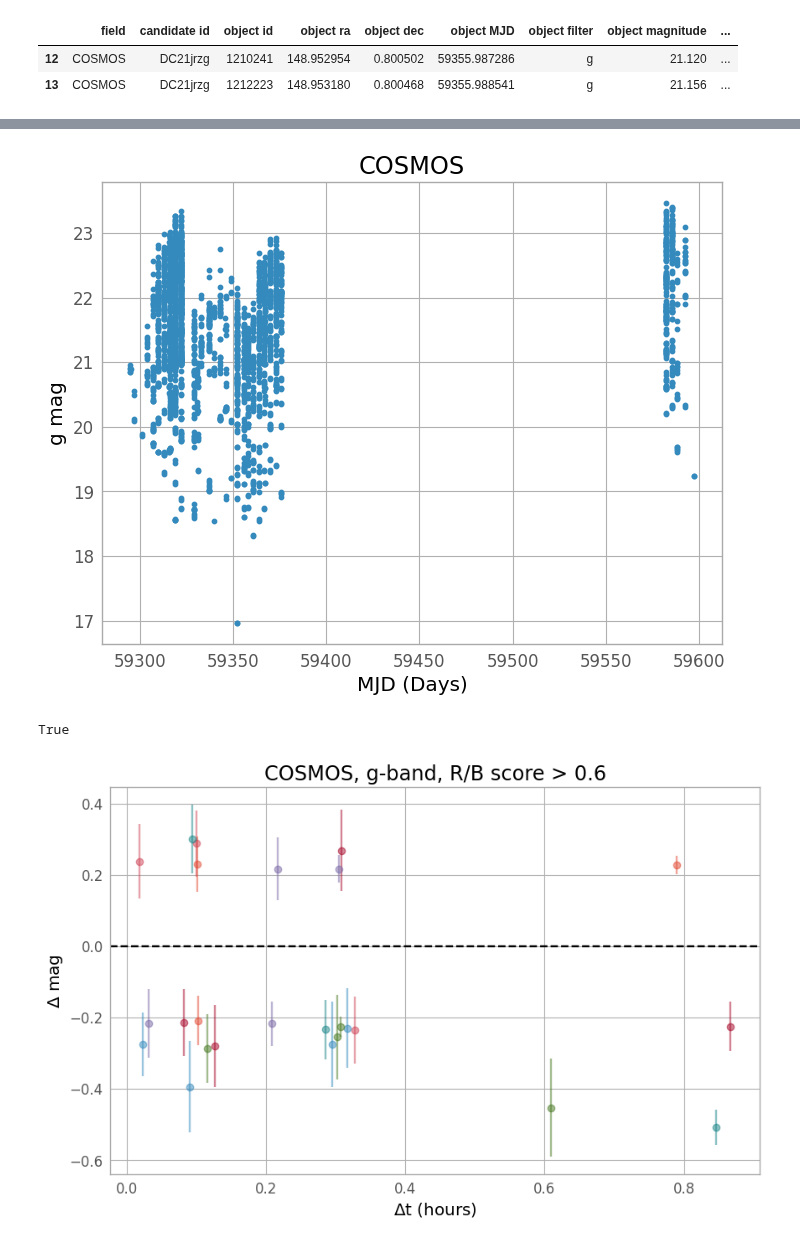
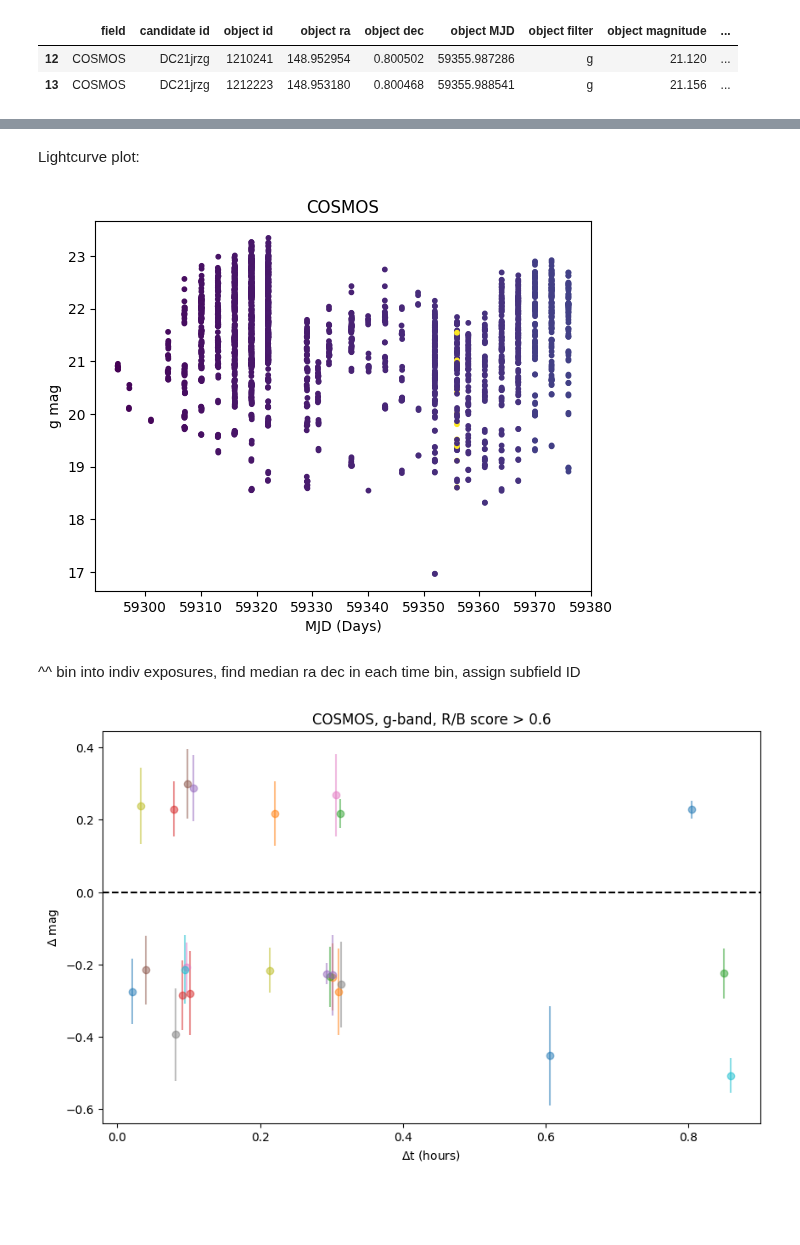
Before and after one commit to RileyWClarke/RAFTS, a Jupyter notebook: Notebooks/decam_validation.ipynb, the cells around one changed output, grey strips where cells are left out. Drawn from its saved outputs; the diff is of its cells as text; code cells hidden in the pictures; blank space fills up the shorter version.

```diff
--- a/Notebooks/decam_validation.ipynb
+++ b/Notebooks/decam_validation.ipynb
@@ -17,5 +18,3 @@ from astropy.time import Time
 from astropy.visualization import astropy_mpl_style
 
 from utils import *
-
-plt.style.use(astropy_mpl_style)
@@ -49,0 +21,3 @@ dcdf
+# %%
+dcdf = pd.read_csv('ddf_flares.csv', index_col=0)
+dcdf.head()
@@ -297,26 +252,22 @@ dmag, dtime = dmag_plot('COSMOS', 'g');
+# %% [markdown]
+Lightcurve plot:
 # %%
-def dc_lcv(field, filt, log=False):
-    if log==True:
-        plt.scatter(dcdf[(dcdf['field']==field) & (dcdf['object filter']==filt)]['object MJD'].values,
-                    dcdf[(dcdf['field']=='COSMOS') & (dcdf['object filter']=='g')]['object magnitude'].values, s=10)
-        plt.ylabel('log {} mag'.format(filt))
+def dc_lcv(df, field, filt, rb_thr):
 
-    else:
-        plt.scatter(dcdf[(dcdf['field']==field) & (dcdf['object filter']==filt)]['object MJD'].values,
-                    dcdf[(dcdf['field']=='COSMOS') & (dcdf['object filter']=='g')]['object magnitude'].values, s=10)
-        plt.ylabel('{} mag'.format(filt))
+    plt.scatter(df[(df['field']==field) & (df['object filter']==filt) & (df['object MJD'] < 59400)]['object MJD'].values,
+                df[(df['field']=='COSMOS') & (df['object filter']=='g') & (df['object MJD'] < 59400)]['object magnitude'].values,
+                c = df[(df['field']=='COSMOS') & (df['object filter']=='g') & (df['object MJD'] < 59400)]['exposure id'], s=10)
+    plt.ylabel('{} mag'.format(filt))
 
     plt.xlabel('MJD (Days)')
 
     plt.title('{}'.format(field))
 
-dc_lcv('COSMOS', 'g')
+dc_lcv(dcdf, 'COSMOS', 'g', 0.6)
 # %% [output]
-[figure, old version]
+[figure, new version]
-# %%
-np.isnan(np.full(10, np.nan)).all()
-# %% [output]
-True
+# %% [markdown]
+^^ bin into indiv exposures, find median ra dec in each time bin, assign subfield ID
 # %%
 import warnings
 warnings.filterwarnings("ignore")
@@ -351,6 +302,6 @@ def dmdt(df, field, rb_thr, filt):
         #plt.legend(fontsize=8)
         plt.savefig('Figures/dmdt.png', dpi=300, bbox_inches='tight')
 
-dmdt(dcdfnew, 'COSMOS', 0.6, 'g');
+dmdt(dcdf, 'COSMOS', 0.6, 'g');
 # %% [output]
-[figure, old version]
+[figure, new version]
```
Also changed, not shown: parts of 35 cells of this notebook.
